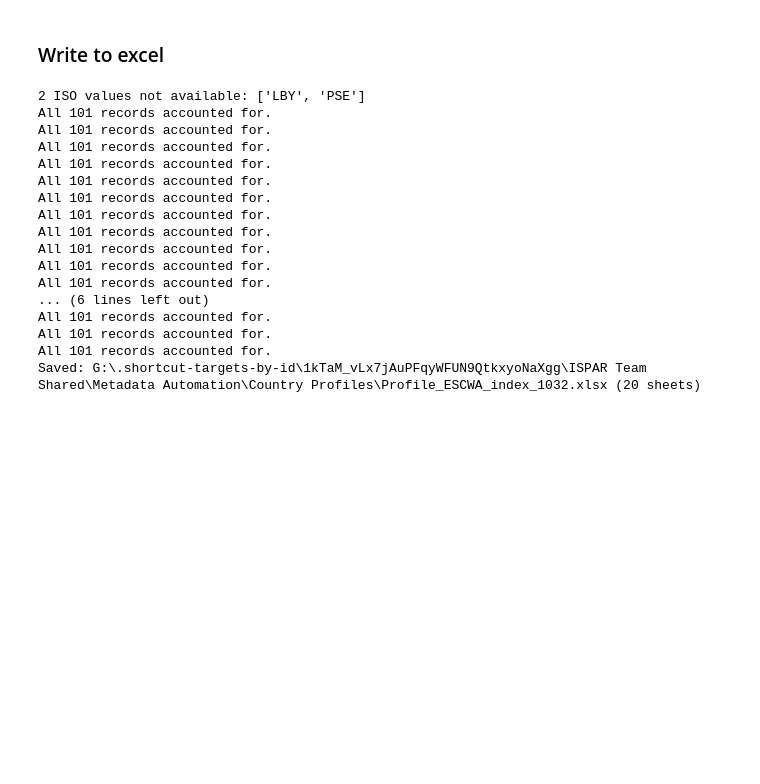
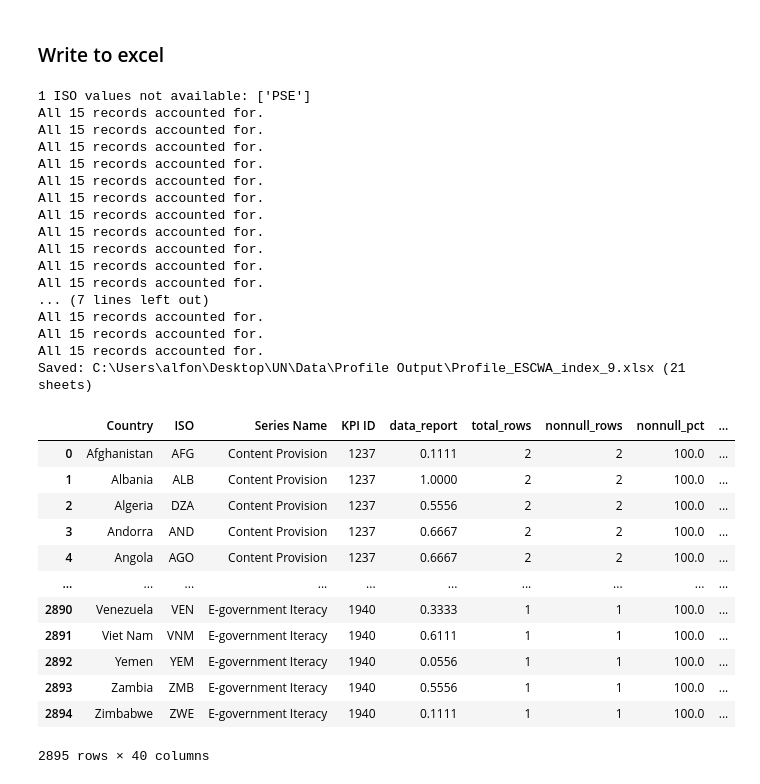
Before and after one commit to apanlili/un, a Jupyter notebook: Data Quality/Metadata Automation.ipynb, the cells around one changed output. Drawn from its saved outputs; the diff is of its cells as text; code cells hidden in the pictures; blank space fills up the shorter version.

Commit message:
data quality profile table

```diff
--- a/Data Quality/Metadata Automation.ipynb
+++ b/Data Quality/Metadata Automation.ipynb
@@ -58,10 +58,10 @@ data_files_dict = {'index_1030' : ['index_1030 Gender Development Index.xlsx', '
                    'index_3': ['index_3.xlsx','','raw_GCYB_2024.xlsx'],
                    'index_10': ['index_10 DARE.xlsx', '', 'raw_DARE 1.xlsx'],
                    'index_7_2025': ['index_7 GII.xlsx','','raw_GII_2025.xlsx'],   # No Somalia
-                   'index_7_2026': ['20261019_historical_data_index_7_GII_2026 v2.xlsx','','raw_GII_2025.xlsx']   # No Somalia
+                   'index_7_2026': ['20261019_historical_data_index_7_GII_2026 v2.xlsx','','raw_GII_2026 4.xlsx']   # No Somalia
                   }
 
-index_name = 'index_1051'
+index_name = 'index_9'
 index_data_files = data_files_dict[index_name]
 
 # Read straight from DB
@@ -774,20 +993,36 @@ write_country_sheets_to_excel(
     title=title,
 )
 # %% [output]
-2 ISO values not available: ['LBY', 'PSE']
-All 101 records accounted for.
-All 101 records accounted for.
-All 101 records accounted for.
-All 101 records accounted for.
-All 101 records accounted for.
-All 101 records accounted for.
-All 101 records accounted for.
-All 101 records accounted for.
-All 101 records accounted for.
-All 101 records accounted for.
-All 101 records accounted for.
-... (6 lines left out)
-All 101 records accounted for.
-All 101 records accounted for.
-All 101 records accounted for.
-Saved: G:\.shortcut-targets-by-id\1kTaM_vLx7jAuPFqyWFUN9QtkxyoNaXgg\ISPAR Team Shared\Metadata Automation\Country Profiles\Profile_ESCWA_index_1032.xlsx (20 sheets)
+1 ISO values not available: ['PSE']
+All 15 records accounted for.
+All 15 records accounted for.
+All 15 records accounted for.
+All 15 records accounted for.
+All 15 records accounted for.
+All 15 records accounted for.
+All 15 records accounted for.
+All 15 records accounted for.
+All 15 records accounted for.
+All 15 records accounted for.
+All 15 records accounted for.
+... (7 lines left out)
+All 15 records accounted for.
+All 15 records accounted for.
+All 15 records accounted for.
+Saved: C:\Users\alfon\Desktop\UN\Data\Profile Output\Profile_ESCWA_index_9.xlsx (21 sheets)
+# %%
+metadata_automated.rename(columns=col_renames)
+# %% [output]
+|  | Country | ISO | Series Name | KPI ID | data_report | total_rows | nonnull_rows | nonnull_pct | ... |
+| 0 | Afghanistan | AFG | Content Provision | 1237 | 0.1111 | 2 | 2 | 100.0 | ... |
+| 1 | Albania | ALB | Content Provision | 1237 | 1.0000 | 2 | 2 | 100.0 | ... |
+| 2 | Algeria | DZA | Content Provision | 1237 | 0.5556 | 2 | 2 | 100.0 | ... |
+| 3 | Andorra | AND | Content Provision | 1237 | 0.6667 | 2 | 2 | 100.0 | ... |
+| 4 | Angola | AGO | Content Provision | 1237 | 0.6667 | 2 | 2 | 100.0 | ... |
+| ... | ... | ... | ... | ... | ... | ... | ... | ... | ... |
+| 2890 | Venezuela | VEN | E-government Iteracy | 1940 | 0.3333 | 1 | 1 | 100.0 | ... |
+| 2891 | Viet Nam | VNM | E-government Iteracy | 1940 | 0.6111 | 1 | 1 | 100.0 | ... |
+| 2892 | Yemen | YEM | E-government Iteracy | 1940 | 0.0556 | 1 | 1 | 100.0 | ... |
+| 2893 | Zambia | ZMB | E-government Iteracy | 1940 | 0.5556 | 1 | 1 | 100.0 | ... |
+| 2894 | Zimbabwe | ZWE | E-government Iteracy | 1940 | 0.1111 | 1 | 1 | 100.0 | ... |
+2895 rows × 40 columns
```
Also changed, not shown: parts of 16 cells of this notebook, 1 other file.
